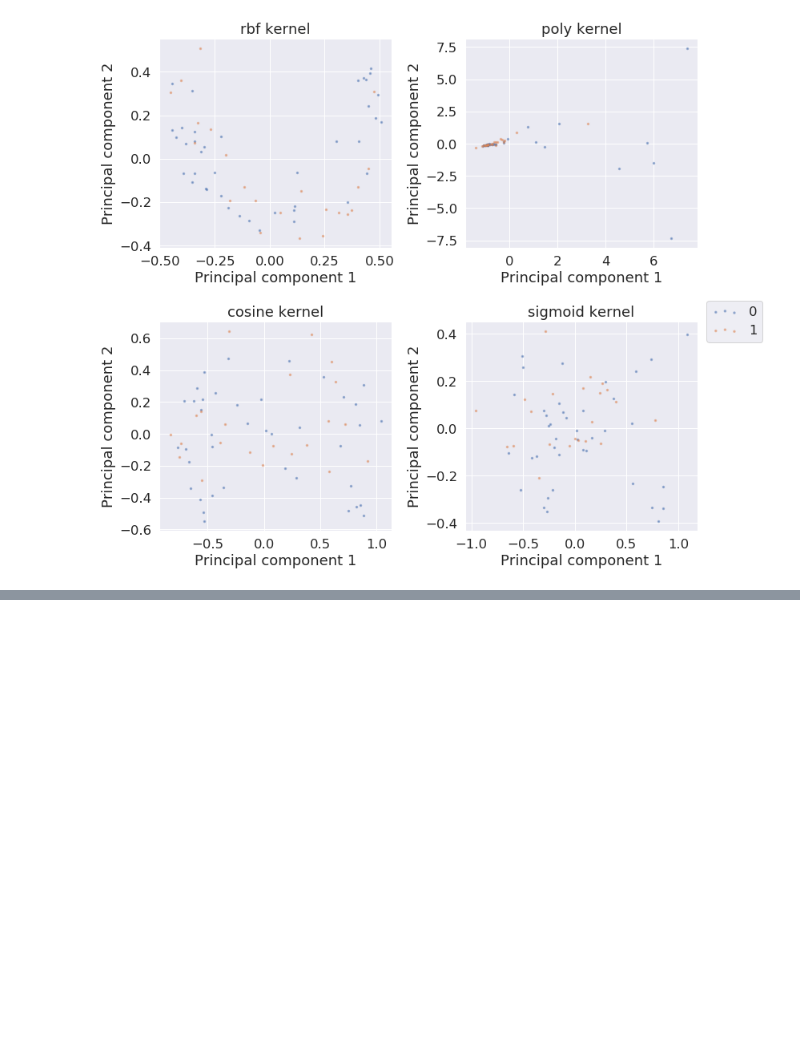
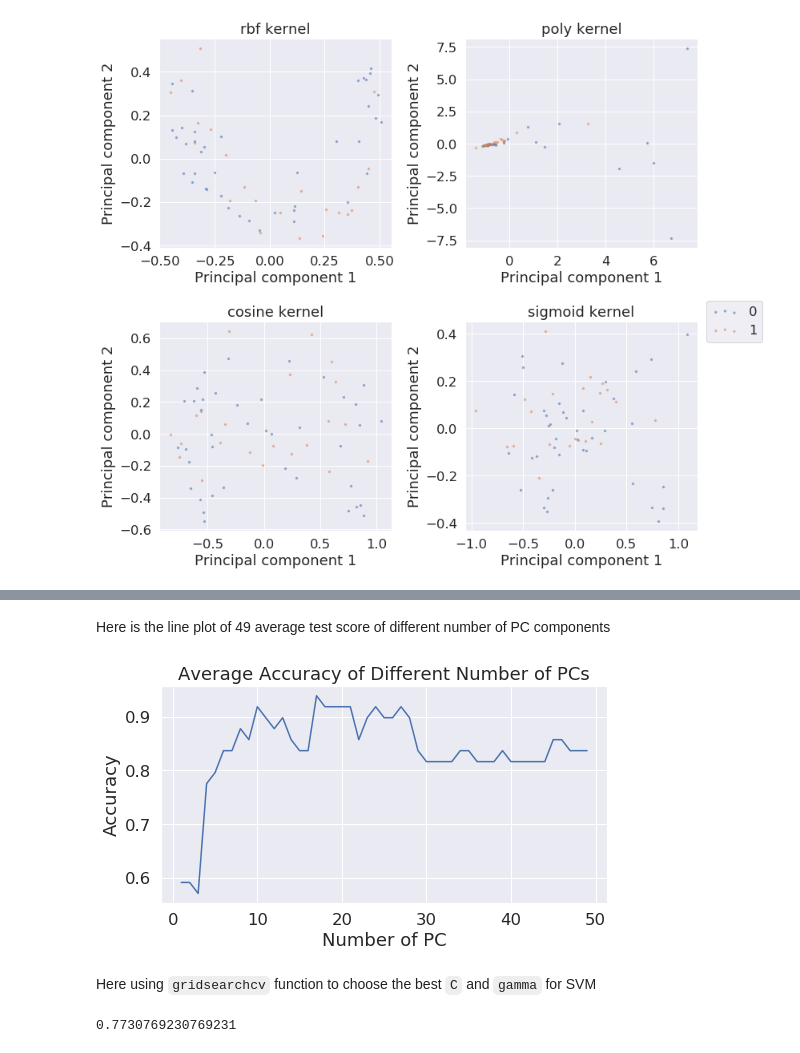
Before and after one commit to hanggun/DME-mini-project, a Jupyter notebook: DME_Group_Assignment.ipynb, the cells around one changed output, grey strips where cells are left out. Cells and saved outputs as stored; diff of their text form; code cells hidden in the pictures; blank space fills up the shorter version.

```diff
--- a/DME_Group_Assignment.ipynb
+++ b/DME_Group_Assignment.ipynb
@@ -167,6 +167,6 @@ plt.show()
 # %%
 from sklearn.model_selection import train_test_split, cross_validate
 # %%
-kernelpca = KernelPCA(n_components=62, kernel='rbf')
-X_pca_64d = kernelpca.fit_transform(colon_scale)
+kernelpca = PCA(n_components=62)
+X_pca_62d = kernelpca.fit_transform(colon_scale)
 colon_label = np.c_[colon_label].reshape(-1,)
@@ -189,3 +209,3 @@ array([6.6904509 , 3.39927254, 1.94801198, 1.73687019, 1.65806599,
 # %%
-X_train, X_test, y_train, y_test = train_test_split(X_pca_64d, colon_label,
+X_train, X_test, y_train, y_test = train_test_split(X_pca_62d, colon_label,
                                                    test_size=0.2, random_state=1234)
@@ -209,7 +233,7 @@ classifiers = [
 ca_score = {} # Classification accuracy
 ce_score = {} # Cross-entropy
 for name, clf in zip(names, classifiers):
-    cv = KFold(62, True, random_state=123)
+    cv = KFold(61, True, random_state=123)
     cv_results = cross_validate(clf, colon_scale, colon_label, cv=cv)
     clf.fit(X_train, y_train)
     #ca_score[name] = clf.score(X_test, y_test)
@@ -232,0 +289,23 @@ QDA, accuracy: 0.645, log-loss: 5.314
+# %%
+random_state = 1234
+names = ['Linear SVM']
+classifiers = [
+    SVC(kernel="linear", probability=True, random_state=random_state, C=0.01, gamma=0.001),
+]
+
+ca_score = {} # Classification accuracy
+ce_score = {} # Cross-entropy
+cv_results = {}
+
+#set n_splits equal to the number of training samples
+cv = KFold(n_splits=49, True)
+for i in range(49):
+    for name, clf in zip(names, classifiers):
+        #Store corss validate results of using different number of PC components
+        #X_train and y_train is can be found before
+        cv_results[i] = cross_validate(clf, X_train[:,0:i+1], y_train, cv=cv)
+
+        #choosing 'test_score' in cv results and average the test score, test
+        #score means accuracy of choosing different fold. Because only
+        #exit one test data, the accuracy is either 1 or 0.
+        ca_score[i] = np.mean(cv_results[i]['test_score'])
@@ -232,0 +334,29 @@ QDA, accuracy: 0.645, log-loss: 5.314
+# %% [markdown]
+Here is the line plot of 49 average test score of different number of PC components
+# %%
+fig, ax = plt.subplots(1, 1, figsize = (8, 4))
+plt.subplot(111)
+
+sns.lineplot(x = list(range(1, 50)), y = list(ca_score.values()))
+plt.xlabel('Number of PC')
+plt.ylabel('Accuracy')
+plt.title('Average Accuracy of Different Number of PCs')
+plt.show()
+# %% [output]
+[figure, added]
+# %% [markdown]
+Here using `gridsearchcv` function to choose the best `C` and `gamma` for SVM
+# %%
+cv = KFold(5, shuffle=True, random_state=1234)
+clf = SVC(kernel='rbf')
+parameters = {'C': np.logspace(-3,3,7), 'gamma': np.logspace(-4, 1, 6)}
+svc_clf = GridSearchCV(
+        estimator=clf,
+        cv=cv,
+        param_grid=parameters,
+        scoring='accuracy'
+        ).fit(X_pca_61d, colon_label)
+cv_results = cross_validate(svc_clf, X_pca_61d, colon_label, cv=cv)
+np.mean(cv_results['test_score'])
+# %% [output]
+0.7730769230769231
```
Also changed, not shown: parts of 13 cells of this notebook.
